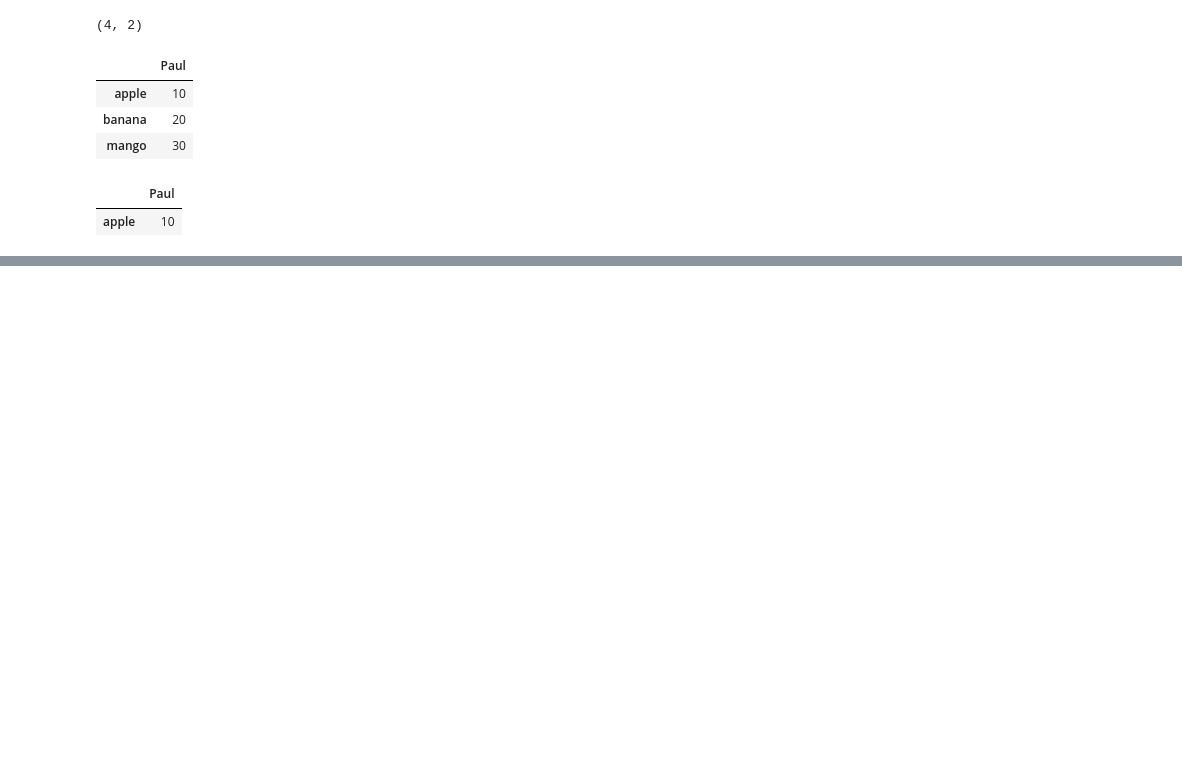
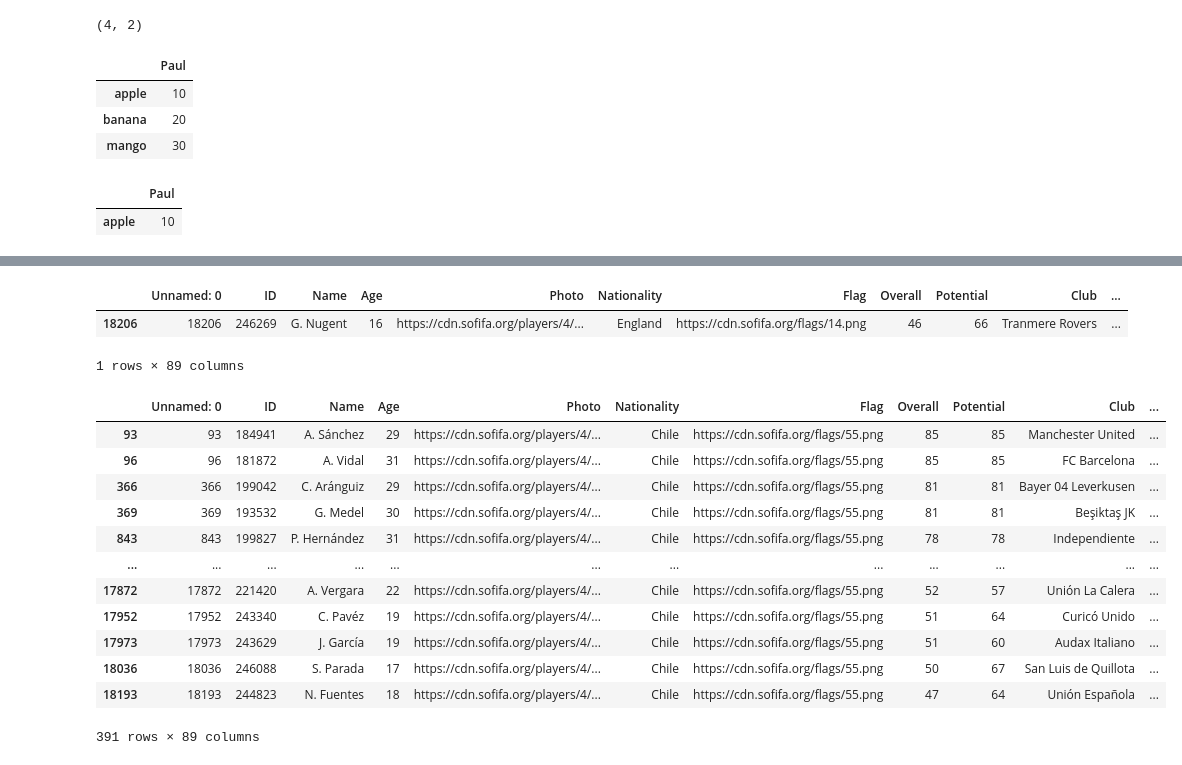
Before and after one commit to shashinvision/IA, a Jupyter notebook: Jupyter NB/02 pandas.ipynb, the cells around one changed output, grey strips where cells are left out. Saved outputs shown, nothing was run; the diff lists cells and outputs as text; code cells hidden in the pictures; blank space fills up the shorter version.

```diff
--- a/Jupyter NB/02 pandas.ipynb
+++ b/Jupyter NB/02 pandas.ipynb
@@ -259,0 +390,22 @@ df
+# %%
+df[df['Overall'] == df['Overall'].min()]
+# %% [output]
+|  | Unnamed: 0 | ID | Name | Age | Photo | Nationality | Flag | Overall | Potential | Club | ... |
+| 18206 | 18206 | 246269 | G. Nugent | 16 | https://cdn.sofifa.org/players/4/... | England | https://cdn.sofifa.org/flags/14.png | 46 | 66 | Tranmere Rovers | ... |
+1 rows × 89 columns
+# %%
+df[df['Nationality'] == 'Chile']
+# %% [output]
+|  | Unnamed: 0 | ID | Name | Age | Photo | Nationality | Flag | Overall | Potential | Club | ... |
+| 93 | 93 | 184941 | A. Sánchez | 29 | https://cdn.sofifa.org/players/4/... | Chile | https://cdn.sofifa.org/flags/55.png | 85 | 85 | Manchester United | ... |
+| 96 | 96 | 181872 | A. Vidal | 31 | https://cdn.sofifa.org/players/4/... | Chile | https://cdn.sofifa.org/flags/55.png | 85 | 85 | FC Barcelona | ... |
+| 366 | 366 | 199042 | C. Aránguiz | 29 | https://cdn.sofifa.org/players/4/... | Chile | https://cdn.sofifa.org/flags/55.png | 81 | 81 | Bayer 04 Leverkusen | ... |
+| 369 | 369 | 193532 | G. Medel | 30 | https://cdn.sofifa.org/players/4/... | Chile | https://cdn.sofifa.org/flags/55.png | 81 | 81 | Beşiktaş JK | ... |
+| 843 | 843 | 199827 | P. Hernández | 31 | https://cdn.sofifa.org/players/4/... | Chile | https://cdn.sofifa.org/flags/55.png | 78 | 78 | Independiente | ... |
+| ... | ... | ... | ... | ... | ... | ... | ... | ... | ... | ... | ... |
+| 17872 | 17872 | 221420 | A. Vergara | 22 | https://cdn.sofifa.org/players/4/... | Chile | https://cdn.sofifa.org/flags/55.png | 52 | 57 | Unión La Calera | ... |
+| 17952 | 17952 | 243340 | C. Pavéz | 19 | https://cdn.sofifa.org/players/4/... | Chile | https://cdn.sofifa.org/flags/55.png | 51 | 64 | Curicó Unido | ... |
+| 17973 | 17973 | 243629 | J. García | 19 | https://cdn.sofifa.org/players/4/... | Chile | https://cdn.sofifa.org/flags/55.png | 51 | 60 | Audax Italiano | ... |
+| 18036 | 18036 | 246088 | S. Parada | 17 | https://cdn.sofifa.org/players/4/... | Chile | https://cdn.sofifa.org/flags/55.png | 50 | 67 | San Luis de Quillota | ... |
+| 18193 | 18193 | 244823 | N. Fuentes | 18 | https://cdn.sofifa.org/players/4/... | Chile | https://cdn.sofifa.org/flags/55.png | 47 | 64 | Unión Española | ... |
+391 rows × 89 columns
```
Also changed, not shown: parts of 10 cells of this notebook, 1 other file.
